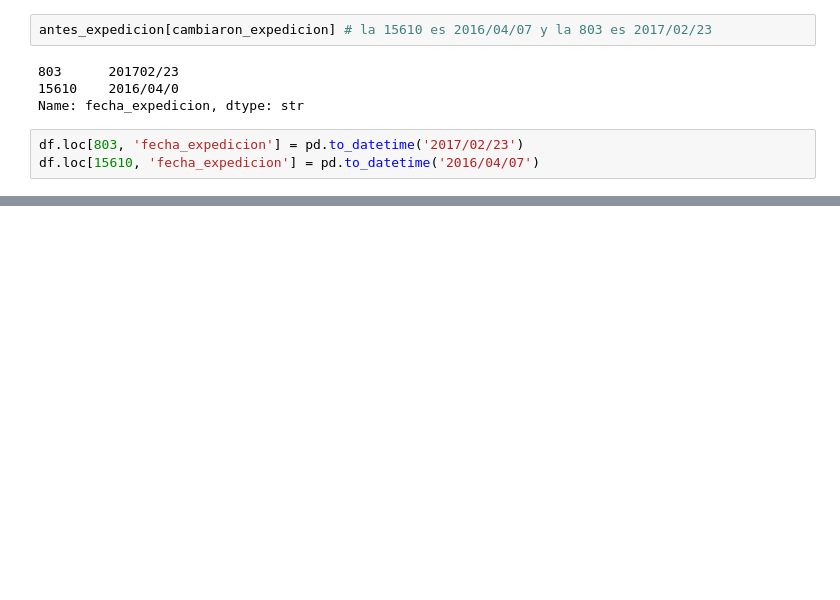
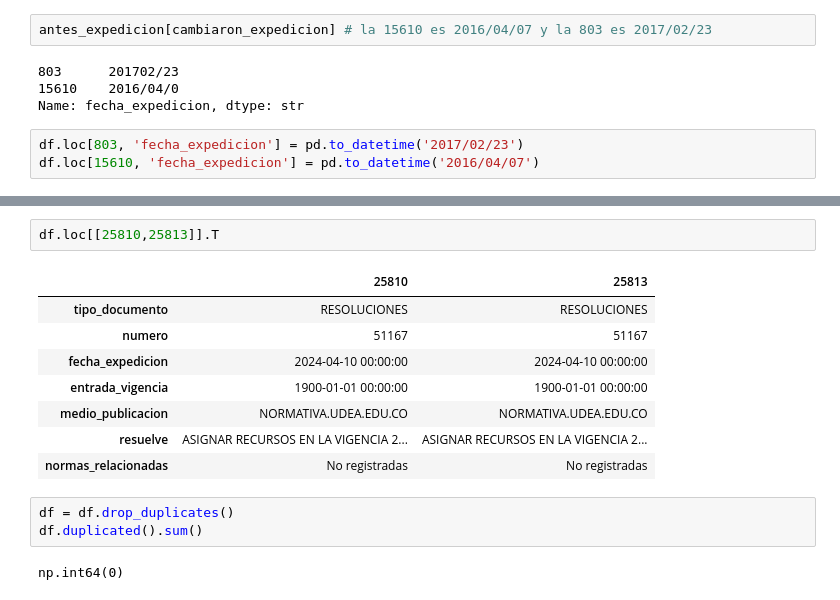
Before and after one commit to jhoanmoreno-94/Modelo_computacional, a Jupyter notebook: preprocesamiento_datos.ipynb, the cells around one changed output, grey strips where cells are left out. Drawn from its saved outputs; the diff is of its cells as text; blank space fills up the shorter version.

```diff
--- a/preprocesamiento_datos.ipynb
+++ b/preprocesamiento_datos.ipynb
@@ -158,0 +230,16 @@ dtype: int64
+# %%
+df.loc[[25810,25813]].T
+# %% [output]
+|  | 25810 | 25813 |
+| tipo_documento | RESOLUCIONES | RESOLUCIONES |
+| numero | 51167 | 51167 |
+| fecha_expedicion | 2024-04-10 00:00:00 | 2024-04-10 00:00:00 |
+| entrada_vigencia | 1900-01-01 00:00:00 | 1900-01-01 00:00:00 |
+| medio_publicacion | NORMATIVA.UDEA.EDU.CO | NORMATIVA.UDEA.EDU.CO |
+| resuelve | ASIGNAR RECURSOS EN LA VIGENCIA 2... | ASIGNAR RECURSOS EN LA VIGENCIA 2... |
+| normas_relacionadas | No registradas | No registradas |
+# %%
+df = df.drop_duplicates()
+df.duplicated().sum()
+# %% [output]
+np.int64(0)
```
Also changed, not shown: parts of 15 cells of this notebook.
